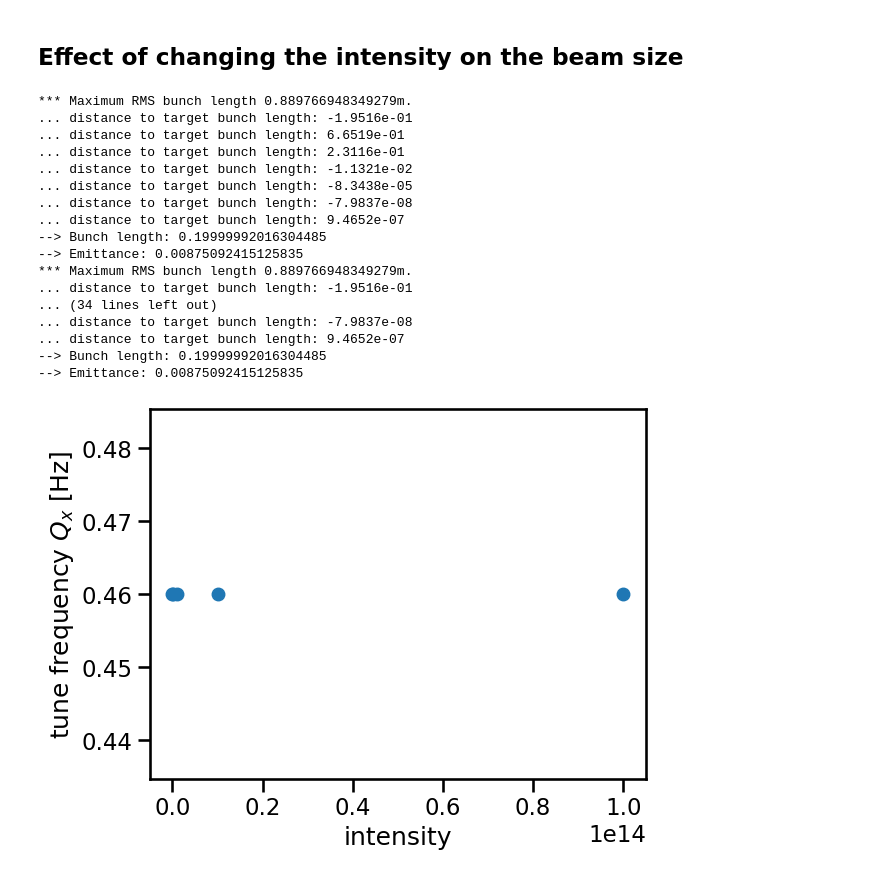
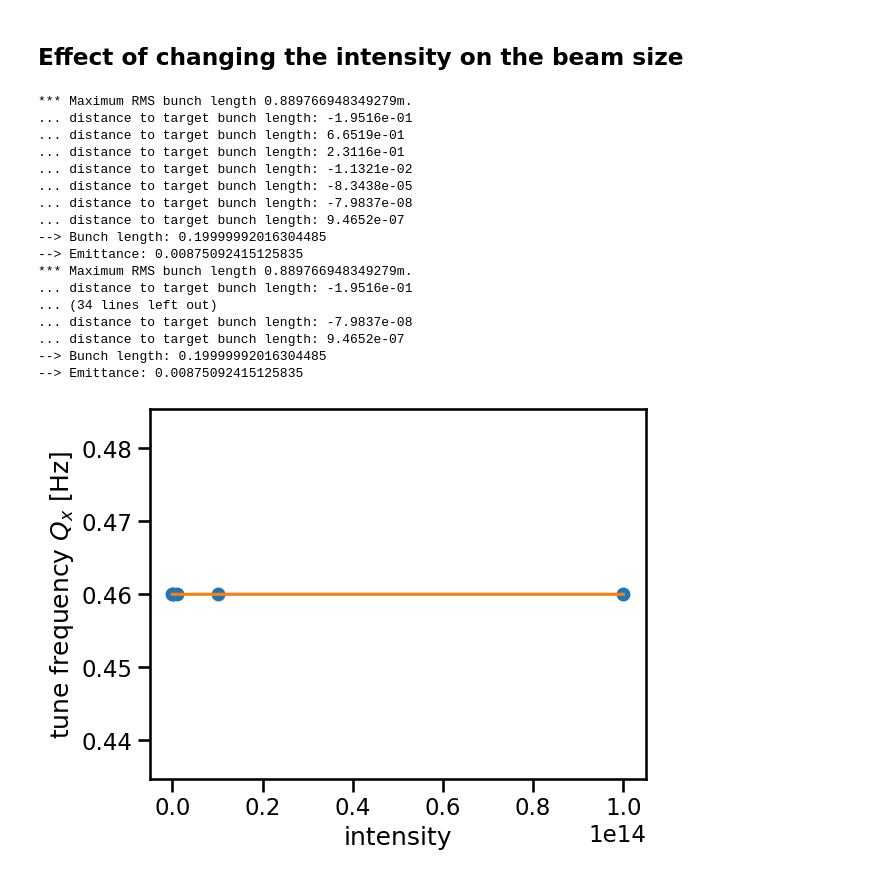
Before and after one commit to bengladwyn/PyHEADTAIL-playground, a Jupyter notebook: Gladwyn3.ipynb, the cells around one changed output. Saved outputs shown, nothing was run; the diff lists cells and outputs as text; code cells hidden in the pictures.

```diff
--- a/Gladwyn3.ipynb
+++ b/Gladwyn3.ipynb
@@ -77,7 +77,7 @@ wakes = []
 wake = CircularResonator(R_shunt=10e6, frequency=1e9, Q=2) # Resonator impedance that can cause coherent beam oscillations
 # Parameters of the shunt impedance, resonant frequency and quality factor of the resonator are given
 wakes.append(wake.function_transverse(1)) # The .function_transverse(1) calculates the wake function at a distance of 1m from the wake source
-wake = CircularResistiveWall(pipe_radius=5e-2, resistive_wall_length=C*.9, conductivity=3e9, dt_min=1e-3/c, beta=bunch.beta) # Represents resistive wall impedance that can cause incoherent effects like beam energy loss
+wake = CircularResistiveWall(pipe_radius=5e-2, resistive_wall_length=C*.9, conductivity=3e6, dt_min=1e-3/c, beta=bunch.beta) # Represents resistive wall impedance that can cause incoherent effects like beam energy loss
 # Parameters of the pipe radius, resistive wall length, conductivity, minimum time step and beta function are given
 wakes.append(wake.function_transverse(1))
 # The wake fields are added to the list of wakes.
@@ -87,3 +87,20 @@ wakefields = WakeField(slicer, wake)
 
 # Get the longitduinal slices of the bunch using the slicer
 slices = bunch.get_slices(slicer)
+# %%
+col = sns.hls_palette(6, l=.3, s=.8)
+
+fig, axes = plt.subplots(2, figsize=(12,6))
+
+zz = slices.z_centers
+tt = zz/(bunch.beta*c)
+t0 = np.linspace(-1, 1, 1000)/(bunch.beta*c)
+
+for i, wk in enumerate(wakes):
+    [axes[i].axvline(s, c=col[0]) for s in zz]
+    [axes[i].axvline(s, c=col[2]) for s in [slices.z_cut_tail, slices.z_cut_head]]
+    axes[i].plot(zz, slices.charge_per_slice*10**[16,13][i]/max(slices.charge_per_slice), '-')
+    axes[i].plot(t0*bunch.beta*c, -wk(t0, beta=bunch.beta)[::-1], '-')
+    axes[i].set_xlim(-.2, 0.4)
+
+plt.show()
@@ -151,32 +170,34 @@ for i, intensity in enumerate(intensities):
     for x, y in zip(x_rec.T[:1], y_rec.T[:1]):
         ax[0].plot(freqs, np.abs(np.fft.rfft(x)))
         ax[1].plot(freqs, np.abs(np.fft.rfft(y)))
         max_index = np.argmax(np.abs(np.fft.rfft(x)))
         max_freq = freqs[max_index]
 
     tune_freqs.append(max_freq)
 
 
 plt.plot(intensities, tune_freqs, 'o')
 plt.xlabel('intensity')
-plt.ylabel('tune frequency $Q_x$ [Hz]');
+plt.ylabel('tune frequency $Q_x$ [Hz]')
+a,b = np.polyfit(intensities, tune_freqs, 1)
+plt.plot(np.arange(1e10, 1e14, 1e10),  np.arange(1e10, 1e14, 1e10)*a+b, label='linear fit')
 plt.show()
 # %% [output]
 *** Maximum RMS bunch length 0.889766948349279m.
 ... distance to target bunch length: -1.9516e-01
 ... distance to target bunch length: 6.6519e-01
 ... distance to target bunch length: 2.3116e-01
 ... distance to target bunch length: -1.1321e-02
 ... distance to target bunch length: -8.3438e-05
 ... distance to target bunch length: -7.9837e-08
 ... distance to target bunch length: 9.4652e-07
 --> Bunch length: 0.19999992016304485
 --> Emittance: 0.00875092415125835
 *** Maximum RMS bunch length 0.889766948349279m.
 ... distance to target bunch length: -1.9516e-01
 ... (34 lines left out)
 ... distance to target bunch length: -7.9837e-08
 ... distance to target bunch length: 9.4652e-07
 --> Bunch length: 0.19999992016304485
 --> Emittance: 0.00875092415125835
-[figure, old version]
+[figure, new version]
```
Also changed, not shown: parts of 1 cell of this notebook, 1 other file.
